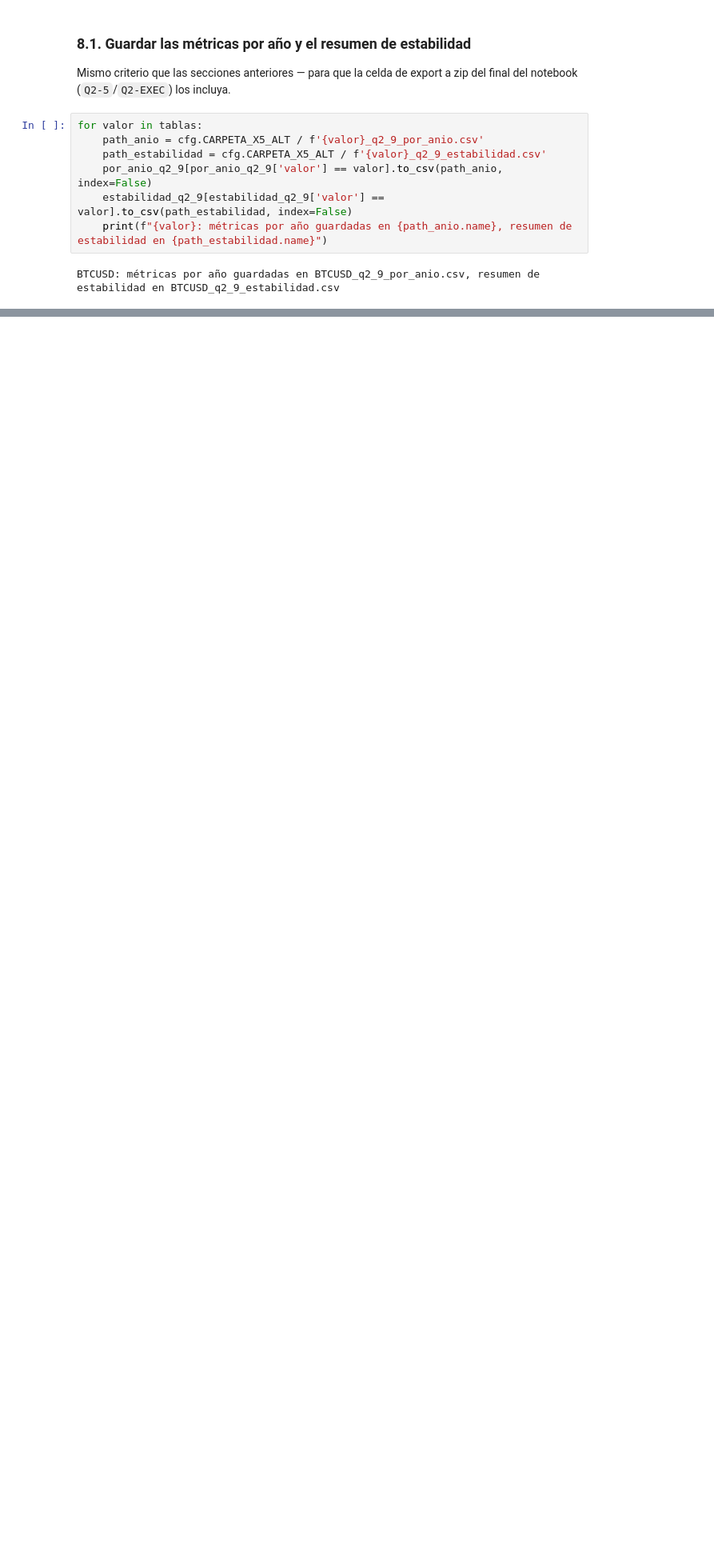
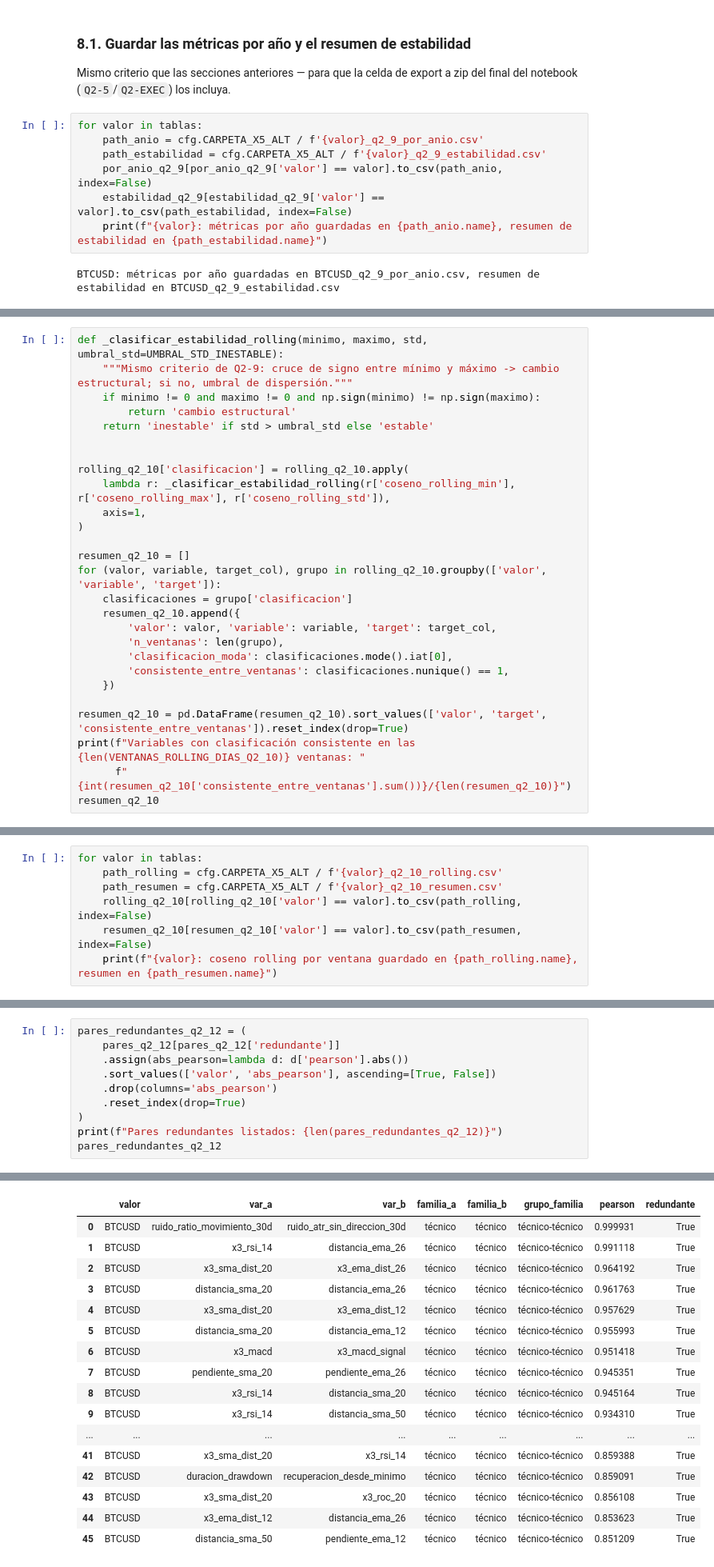
Before and after one commit to mavaldivia/Alginvesting, a Jupyter notebook: scripts/X5_Q2.ipynb, the cells around one changed output, grey strips where cells are left out. Shown at 80% size. Cells and saved outputs as stored; diff of their text form; blank space fills up the shorter version.

Commit message:
feat(x5-alt-v2): Q2-10/Q2-12/Q2-14 — coseno rolling, redundancia y KPIs de DS
Co-Authored-By: Claude Sonnet 5 <noreply@anthropic.com>

```diff
--- a/scripts/X5_Q2.ipynb
+++ b/scripts/X5_Q2.ipynb
@@ -1339,0 +1429,27 @@ BTCUSD: métricas por año guardadas en BTCUSD_q2_9_por_anio.csv, resumen de est
+# %%
+def _clasificar_estabilidad_rolling(minimo, maximo, std, umbral_std=UMBRAL_STD_INESTABLE):
+    """Mismo criterio de Q2-9: cruce de signo entre mínimo y máximo -> cambio estructural; si no, umbral de dispersión."""
+    if minimo != 0 and maximo != 0 and np.sign(minimo) != np.sign(maximo):
+        return 'cambio estructural'
+    return 'inestable' if std > umbral_std else 'estable'
+
+
+rolling_q2_10['clasificacion'] = rolling_q2_10.apply(
+    lambda r: _clasificar_estabilidad_rolling(r['coseno_rolling_min'], r['coseno_rolling_max'], r['coseno_rolling_std']),
+    axis=1,
+)
+
+resumen_q2_10 = []
+for (valor, variable, target_col), grupo in rolling_q2_10.groupby(['valor', 'variable', 'target']):
+    clasificaciones = grupo['clasificacion']
+    resumen_q2_10.append({
+        'valor': valor, 'variable': variable, 'target': target_col,
+        'n_ventanas': len(grupo),
+        'clasificacion_moda': clasificaciones.mode().iat[0],
+        'consistente_entre_ventanas': clasificaciones.nunique() == 1,
+    })
+
+resumen_q2_10 = pd.DataFrame(resumen_q2_10).sort_values(['valor', 'target', 'consistente_entre_ventanas']).reset_index(drop=True)
+print(f"Variables con clasificación consistente en las {len(VENTANAS_ROLLING_DIAS_Q2_10)} ventanas: "
+      f"{int(resumen_q2_10['consistente_entre_ventanas'].sum())}/{len(resumen_q2_10)}")
+resumen_q2_10
@@ -1339,0 +1476,7 @@ BTCUSD: métricas por año guardadas en BTCUSD_q2_9_por_anio.csv, resumen de est
+# %%
+for valor in tablas:
+    path_rolling = cfg.CARPETA_X5_ALT / f'{valor}_q2_10_rolling.csv'
+    path_resumen = cfg.CARPETA_X5_ALT / f'{valor}_q2_10_resumen.csv'
+    rolling_q2_10[rolling_q2_10['valor'] == valor].to_csv(path_rolling, index=False)
+    resumen_q2_10[resumen_q2_10['valor'] == valor].to_csv(path_resumen, index=False)
+    print(f"{valor}: coseno rolling por ventana guardado en {path_rolling.name}, resumen en {path_resumen.name}")
@@ -1339,0 +1613,11 @@ BTCUSD: métricas por año guardadas en BTCUSD_q2_9_por_anio.csv, resumen de est
+# %%
+pares_redundantes_q2_12 = (
+    pares_q2_12[pares_q2_12['redundante']]
+    .assign(abs_pearson=lambda d: d['pearson'].abs())
+    .sort_values(['valor', 'abs_pearson'], ascending=[True, False])
+    .drop(columns='abs_pearson')
+    .reset_index(drop=True)
+)
+print(f"Pares redundantes listados: {len(pares_redundantes_q2_12)}")
+pares_redundantes_q2_12
+# %% [output]
@@ -1339,0 +1625,17 @@ BTCUSD: métricas por año guardadas en BTCUSD_q2_9_por_anio.csv, resumen de est
+|  | valor | var_a | var_b | familia_a | familia_b | grupo_familia | pearson | redundante |
+| 0 | BTCUSD | ruido_ratio_movimiento_30d | ruido_atr_sin_direccion_30d | técnico | técnico | técnico-técnico | 0.999931 | True |
+| 1 | BTCUSD | x3_rsi_14 | distancia_ema_26 | técnico | técnico | técnico-técnico | 0.991118 | True |
+| 2 | BTCUSD | x3_sma_dist_20 | x3_ema_dist_26 | técnico | técnico | técnico-técnico | 0.964192 | True |
+| 3 | BTCUSD | distancia_sma_20 | distancia_ema_26 | técnico | técnico | técnico-técnico | 0.961763 | True |
+| 4 | BTCUSD | x3_sma_dist_20 | x3_ema_dist_12 | técnico | técnico | técnico-técnico | 0.957629 | True |
+| 5 | BTCUSD | distancia_sma_20 | distancia_ema_12 | técnico | técnico | técnico-técnico | 0.955993 | True |
+| 6 | BTCUSD | x3_macd | x3_macd_signal | técnico | técnico | técnico-técnico | 0.951418 | True |
+| 7 | BTCUSD | pendiente_sma_20 | pendiente_ema_26 | técnico | técnico | técnico-técnico | 0.945351 | True |
+| 8 | BTCUSD | x3_rsi_14 | distancia_sma_20 | técnico | técnico | técnico-técnico | 0.945164 | True |
+| 9 | BTCUSD | x3_rsi_14 | distancia_sma_50 | técnico | técnico | técnico-técnico | 0.934310 | True |
+| ... | ... | ... | ... | ... | ... | ... | ... | ... |
+| 41 | BTCUSD | x3_sma_dist_20 | x3_rsi_14 | técnico | técnico | técnico-técnico | 0.859388 | True |
+| 42 | BTCUSD | duracion_drawdown | recuperacion_desde_minimo | técnico | técnico | técnico-técnico | 0.859091 | True |
+| 43 | BTCUSD | x3_sma_dist_20 | x3_roc_20 | técnico | técnico | técnico-técnico | 0.856108 | True |
+| 44 | BTCUSD | x3_ema_dist_12 | distancia_ema_26 | técnico | técnico | técnico-técnico | 0.853623 | True |
+| 45 | BTCUSD | distancia_sma_50 | pendiente_ema_12 | técnico | técnico | técnico-técnico | 0.851209 | True |
```
Also changed, not shown: parts of 20 cells of this notebook, 6 other files.
